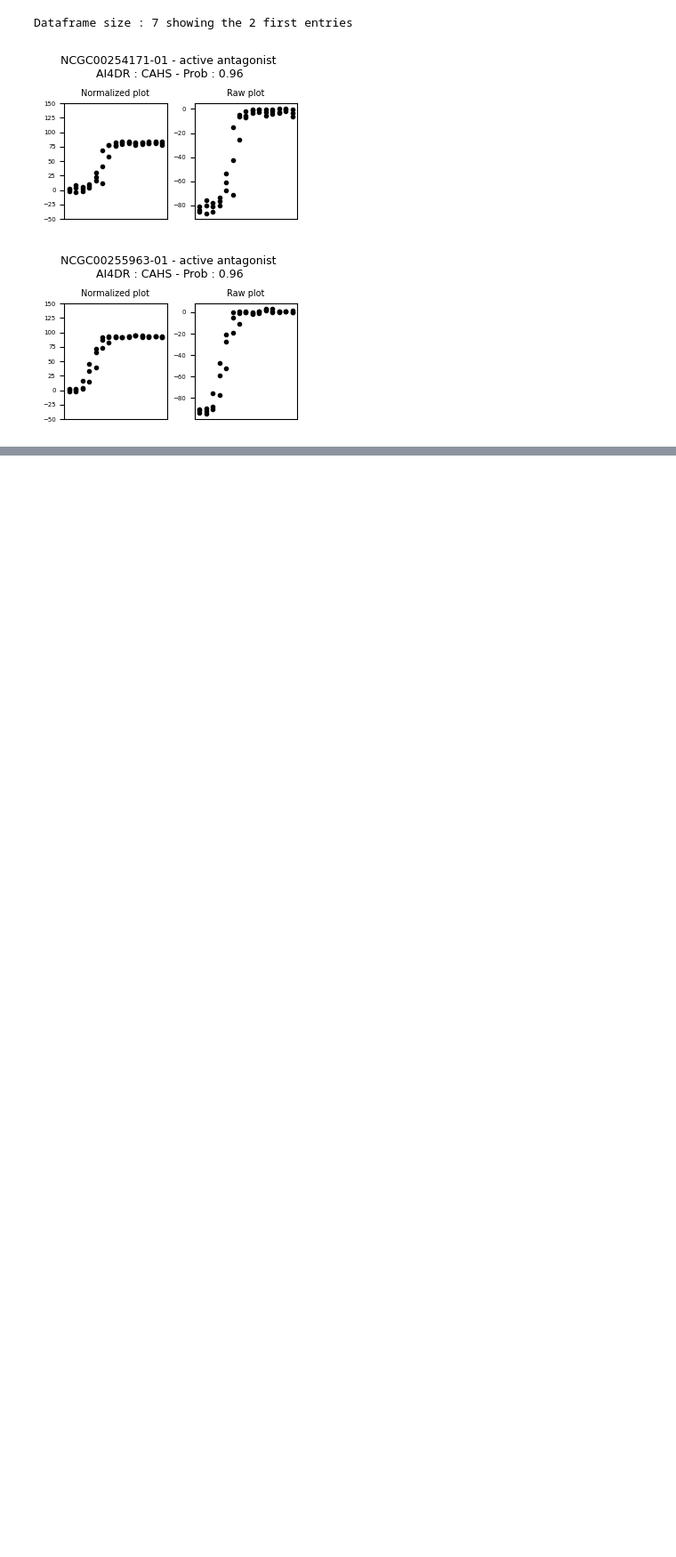
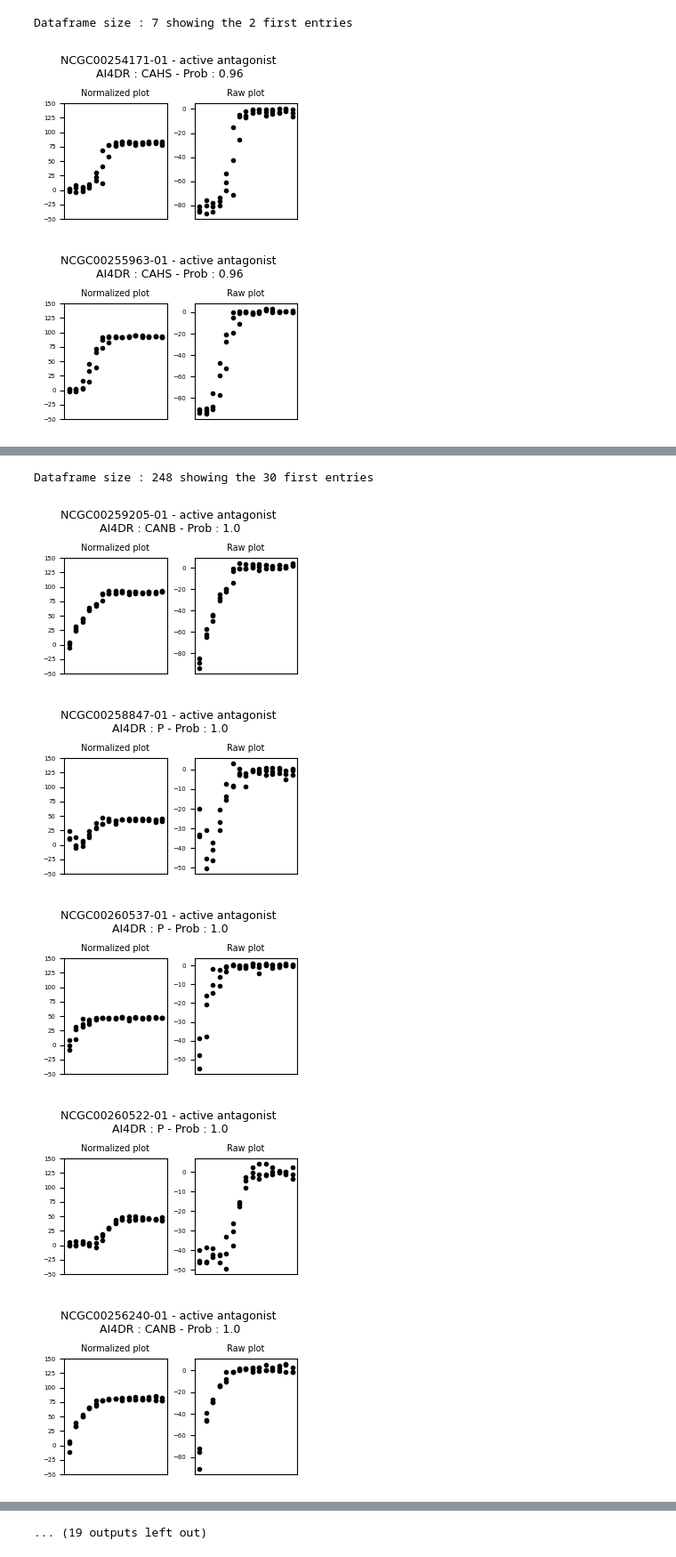
Before and after one commit to Sanofi-Public/IDD-Papers-AI4DR, a Jupyter notebook: AI4DR_Tox21_luc_biochem_dataset_analysis_AI4DR_model.ipynb, the cells around one changed output, grey strips where cells are left out. Shown at 89% size. Drawn from its saved outputs; the diff is of its cells as text; code cells hidden in the pictures; blank space fills up the shorter version.

```diff
--- a/AI4DR_Tox21_luc_biochem_dataset_analysis_AI4DR_model.ipynb
+++ b/AI4DR_Tox21_luc_biochem_dataset_analysis_AI4DR_model.ipynb
@@ -571,3 +571,10 @@ summarize_save_triplicate_selection(curr_curves_df,'active_antago_CAXX/',size=2)
 Dataframe size : 7 showing the 2 first entries
 [figure]
 [figure]
+# %%
+questionable_ids = 'tox21_ids_not_classified_by_RF.txt'
+selected_df = pd.read_csv(questionable_ids)
+# %%
+curr_curves_df = curves_df.merge(selected_df,on='SAMPLE_ID')
+# %%
+curr_curves_df = curr_curves_df.sort_values(by='Final_proba012', ascending=False)[columns_subset]
@@ -573,0 +589,9 @@ Dataframe size : 7 showing the 2 first entries
+# %%
+summarize_viz_triplicate_selection(curr_curves_df,size=30)
+# %% [output]
+Dataframe size : 248 showing the 30 first entries
+[figure, added]
+[figure, added]
+[figure, added]
+[figure, added]
+[figure, added]
@@ -573,0 +604 @@ Dataframe size : 7 showing the 2 first entries
+... (19 outputs left out)
```
Also changed, not shown: parts of 7 cells of this notebook, 5 other files.
